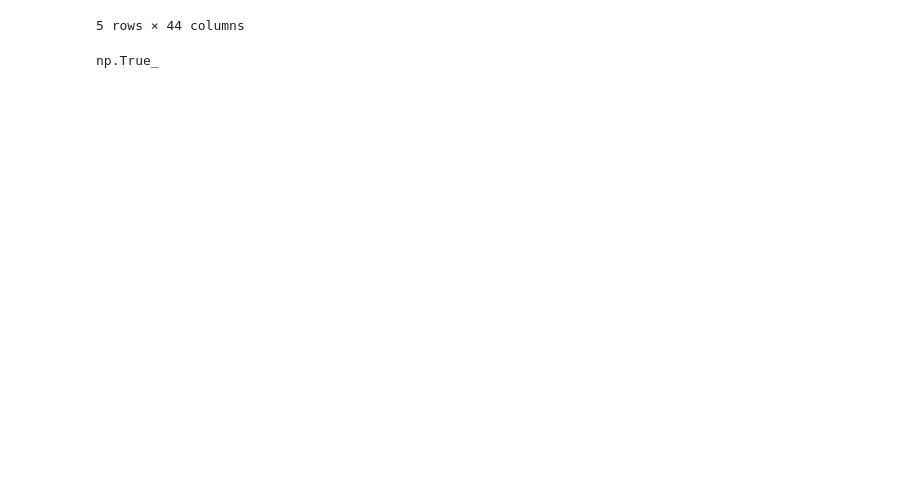
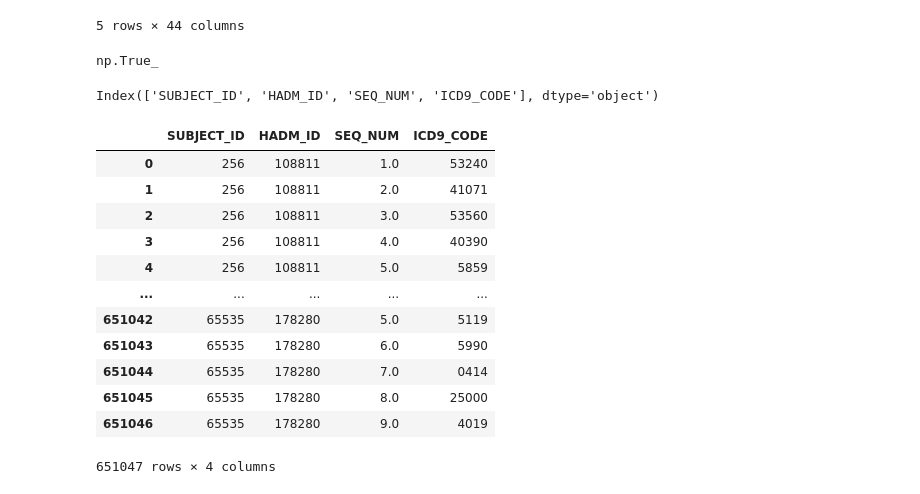
Before and after one commit to gnlmano/Probability-of-Death-KNN, a Jupyter notebook: notebooks/scratch_file.ipynb, the cells around one changed output. Drawn from its saved outputs; the diff is of its cells as text; code cells hidden in the pictures; blank space fills up the shorter version.

```diff
--- a/notebooks/scratch_file.ipynb
+++ b/notebooks/scratch_file.ipynb
@@ -215,3 +215,24 @@ train.head()
 0 <= train['HOSPITAL_EXPIRE_FLAG'].all() <=1
 # %% [output]
 np.True_
+# %%
+comor = pd.read_csv('/Users/gnlm/Desktop/ds_projects/Probability-of-Death-backup/data/extra_data/MIMIC_diagnoses.csv')
+comor.columns
+# %% [output]
+Index(['SUBJECT_ID', 'HADM_ID', 'SEQ_NUM', 'ICD9_CODE'], dtype='object')
+# %%
+comor
+# %% [output]
+|  | SUBJECT_ID | HADM_ID | SEQ_NUM | ICD9_CODE |
+| 0 | 256 | 108811 | 1.0 | 53240 |
+| 1 | 256 | 108811 | 2.0 | 41071 |
+| 2 | 256 | 108811 | 3.0 | 53560 |
+| 3 | 256 | 108811 | 4.0 | 40390 |
+| 4 | 256 | 108811 | 5.0 | 5859 |
+| ... | ... | ... | ... | ... |
+| 651042 | 65535 | 178280 | 5.0 | 5119 |
+| 651043 | 65535 | 178280 | 6.0 | 5990 |
+| 651044 | 65535 | 178280 | 7.0 | 0414 |
+| 651045 | 65535 | 178280 | 8.0 | 25000 |
+| 651046 | 65535 | 178280 | 9.0 | 4019 |
+651047 rows × 4 columns
```
Also changed, not shown: parts of 10 cells of this notebook, 8 other files.
